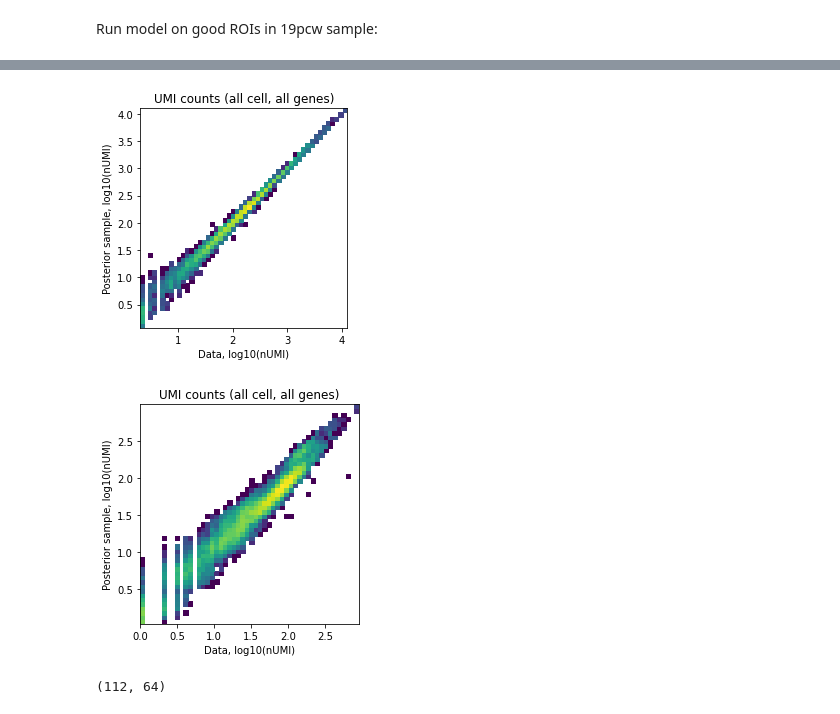
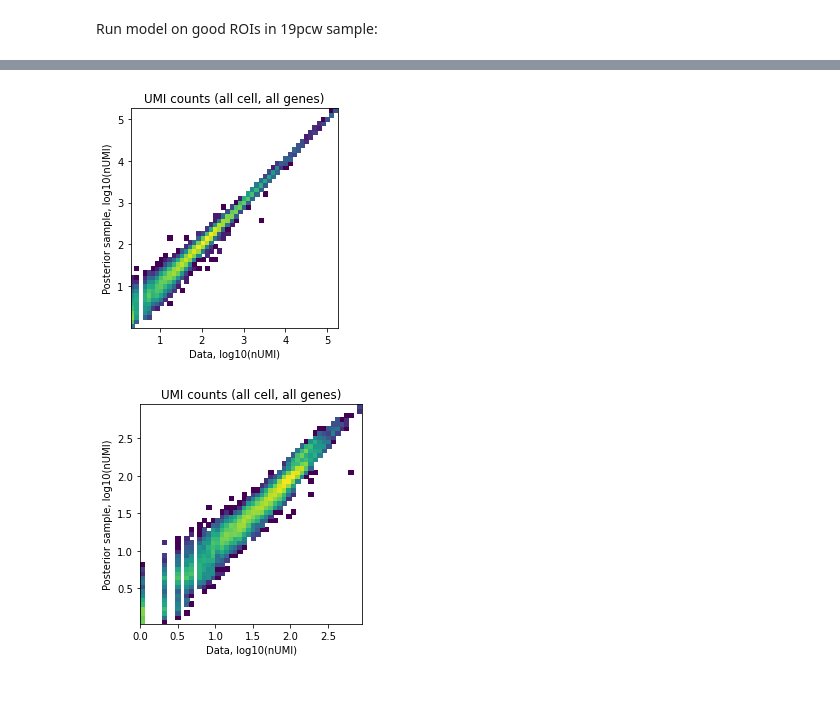
Before and after one commit to AlexanderAivazidis/KR_NAS, a Jupyter notebook: notebooks/GeoMxModel_V1.ipynb, the cells around one changed output, grey strips where cells are left out. Saved outputs shown, nothing was run; the diff lists cells and outputs as text; code cells hidden in the pictures.

```diff
--- a/notebooks/GeoMxModel_V1.ipynb
+++ b/notebooks/GeoMxModel_V1.ipynb
@@ -243,9 +243,7 @@ class GeoMxCounts(Pymc3Model):
                          learning_rate, total_grad_norm_constraint,
                          verbose)
         self.Y_data = Y_data
-        #self.y_data = theano.shared(Y_data.astype(self.data_type))
-        self.y_data = Y_data
-        self.x_data = X_data
+        self.y_data = theano.shared(Y_data.astype(self.data_type))
         self.n_rois = Y_data.shape[0]
         self.l_r = np.array([np.sum(X_data[i,:]) for i in range(self.n_rois)]).reshape(self.n_rois,1)
         self.n_components = n_components
@@ -255,6 +253,8 @@ class GeoMxCounts(Pymc3Model):
         self.gamma_residual = self.X_data > self.cutoff_poisson
         self.X_data1 = self.X_data[self.poisson_residual]
         self.X_data2 = self.X_data[self.gamma_residual]
+        self.genes = var_names
+        self.sample_names = obs_names
 
         ############# Define the model ################
         self.model = pm.Model()
@@ -278,7 +278,7 @@ class GeoMxCounts(Pymc3Model):
             self.h = pm.Dirichlet('h', a=np.ones(self.n_genes), shape=(self.n_components, self.n_genes))
             self.w_hyp = pm.Gamma('w_hyp', np.array((1,1)), np.array((0.1,0.01)), shape=(self.n_components,2))
             self.w = pm.Gamma('w', mu=self.w_hyp[:,0], sigma=self.w_hyp[:,1], shape=(self.n_rois, self.n_components))
-            self.a_gr =  pm.math.dot(self.w, self.h)
+            self.a_gr =  pm.Deterministic('a_gr', pm.math.dot(self.w, self.h))
 
             # Expected gene counts are sum of gene expression and background counts, scaled by library size:
             self.x_rg = (self.a_gr + self.b_g)*self.l_r
@@ -335,13 +335,34 @@ class GeoMxCounts(Pymc3Model):
     def compute_expected(self):
         r""" Save expected value of negative probe poisson mean and negative probe level"""
         # compute expected mean of negative probes:
-        self.y_nr = self.samples['post_sample_means']['b_n'] * self.l_r
+        self.y_nr_mean = self.samples['post_sample_means']['b_n'] * self.l_r
         # compute expected mean of normalized gene probe counts:
-        self.a_gr = np.dot(self.samples['post_sample_means']['w'], self.samples['post_sample_means']['h'])
+        self.a_gr_mean = self.samples['post_sample_means']['a_gr']
         # compute expected mean of unnormalized gene probe counts:
-        self.x_rg = (self.a_gr + self.samples['post_sample_means']['b_g'])*self.l_r
+        self.x_rg_mean = (self.a_gr_mean + self.samples['post_sample_means']['b_g'])*self.l_r
 
-#     def compute_logFC(self)
+    def compute_logFC(self, groupA = 3, groupB = 6, n_samples = 1000):
+        r"""Compute log-fold change of genes between two ROIs or two groups of ROIs, as well as associated
+        standard deviation and 0.05 and 0.95 percentile"""
+        post_sample_a_gr = self.mean_field['init_1'].sample_node(self.a_gr, size = n_samples).eval()
+        self.logFC = pd.DataFrame(index = self.genes, columns = ('groupA', 'groupB', 'mean', 'sd', 'q05', 'q95'))
+        self.logFC['groupA'] = self.sample_names[groupA]
+        self.logFC['groupB'] = self.sample_names[groupB]
+        self.logFC_sample = np.log2(post_sample_a_gr[:,groupA,:]) - np.log2(post_sample_a_gr[:,groupB,:])
+        self.logFC['mean'] = self.logFC_sample.mean(axis=0)
+        self.logFC['sd'] = self.logFC_sample.std(axis=0)
+        self.logFC['q05'] = np.quantile(self.logFC_sample, 0.05, axis=0)
+        self.logFC['q95'] = np.quantile(self.logFC_sample, 0.95, axis=0)
+
+    def compute_FDR(self, logFC_threshold = 1):
+        r"""Compute probability that logFC is above a certain threshold
+        and also include FDR for each probability level."""
+        self.logFC['threshold'] = logFC_threshold
+        self.logFC['probability'] = np.sum(np.abs(self.logFC_sample) > logFC_threshold, axis = 0)/np.shape(self.logFC_sample)[0]
+        prob_unique = -np.sort(-np.unique(self.logFC['probability']))
+        FDR_unique = np.array([sum(1-prob_unique[:i+1])/(i+1) for i in range(len(prob_unique))])
+        self.logFC['FDR'] = np.array([FDR_unique[np.where(prob_unique == self.logFC['probability'][i])][0] for i in range(len(self.logFC['probability']))])
+        self.logFC = self.logFC.sort_values('FDR')
 # %% [markdown]
 Run model on good ROIs in 19pcw sample:
 # %%
@@ -356,10 +384,10 @@ Y_data = np.array(negProbes.iloc[:,subset]).T
 # %%
 mod1 = GeoMxCounts(
         X_data, Y_data,
-        data_type='float32', n_iter=10,
+        data_type='float32', n_iter=25000,
         learning_rate=0.001,
         total_grad_norm_constraint=200,
-        verbose=False)
+        verbose=False, var_names= np.array(counts_subset.index), obs_names=np.array(counts_subset.keys()))
 # %%
 mod1.sample_prior()
 mod1.plot_prior_vs_data()
@@ -380,13 +415,9 @@ mod1.plot_history(20000)
 mod1.sample_posterior(node='all', n_samples=1000, save_samples=False);
 # %%
 mod1.compute_expected()
-mod1.plot_posterior_mu_vs_data(mu_node_name='x_rg', data_node='X_data')
+mod1.plot_posterior_mu_vs_data(mu_node_name='x_rg_mean', data_node='X_data')
 plt.show()
-mod1.plot_posterior_mu_vs_data(mu_node_name='y_nr', data_node='Y_data')
+mod1.plot_posterior_mu_vs_data(mu_node_name='y_nr_mean', data_node='Y_data')
 # %% [output]
-[figure, old version]
+[figure, new version]
-[figure, old version]
+[figure, new version]
-# %%
-np.shape(mod1.a_gr)
-# %% [output]
-(112, 64)
```
Also changed, not shown: parts of 11 cells of this notebook, 5 other files.
